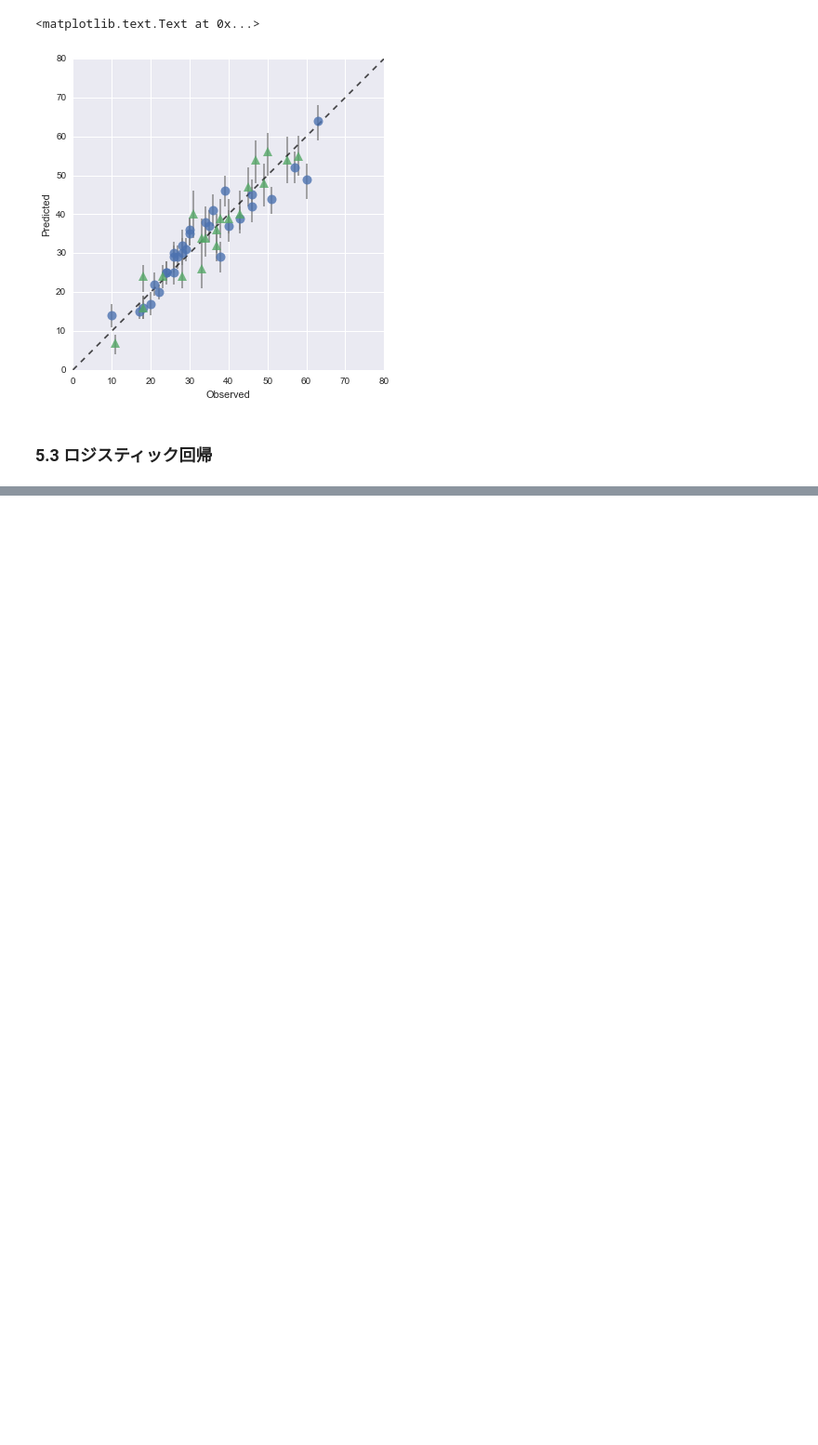
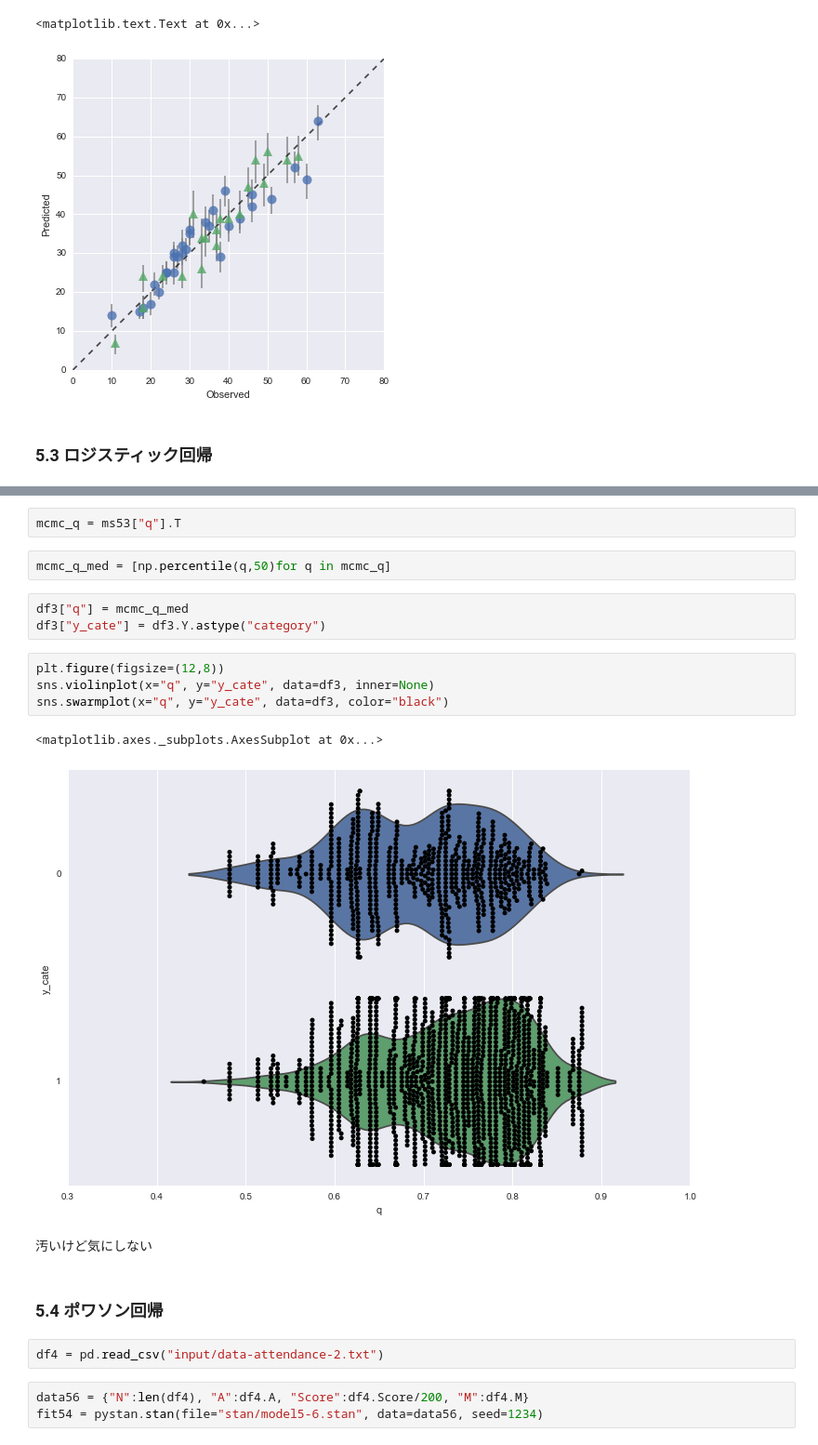
Before and after one commit to hmj/r-stan-stats-modeling-in-python, a Jupyter notebook: chap05/ohnishi/chapter5.ipynb, the cells around one changed output, grey strips where cells are left out. Shown at 93% size. Drawn from its saved outputs; the diff is of its cells as text; blank space fills up the shorter version.

```diff
--- a/chap05/ohnishi/chapter5.ipynb
+++ b/chap05/ohnishi/chapter5.ipynb
@@ -367,0 +449,23 @@ ax.set_ylabel('Predicted')
+# %%
+mcmc_q = ms53["q"].T
+# %%
+mcmc_q_med = [np.percentile(q,50)for q in mcmc_q]
+# %%
+df3["q"] = mcmc_q_med
+df3["y_cate"] = df3.Y.astype("category")
+# %%
+plt.figure(figsize=(12,8))
+sns.violinplot(x="q", y="y_cate", data=df3, inner=None)
+sns.swarmplot(x="q", y="y_cate", data=df3, color="black")
+# %% [output]
+<matplotlib.axes._subplots.AxesSubplot at 0x...>
+[figure, added]
+# %% [markdown]
+汚いけど気にしない
+# %% [markdown]
+### 5.4 ポワソン回帰
+# %%
+df4 = pd.read_csv("input/data-attendance-2.txt")
+# %%
+data56 = {"N":len(df4), "A":df4.A, "Score":df4.Score/200, "M":df4.M}
+fit54 = pystan.stan(file="stan/model5-6.stan", data=data56, seed=1234)
```
Also changed, not shown: parts of 20 cells of this notebook, 2 other files.
